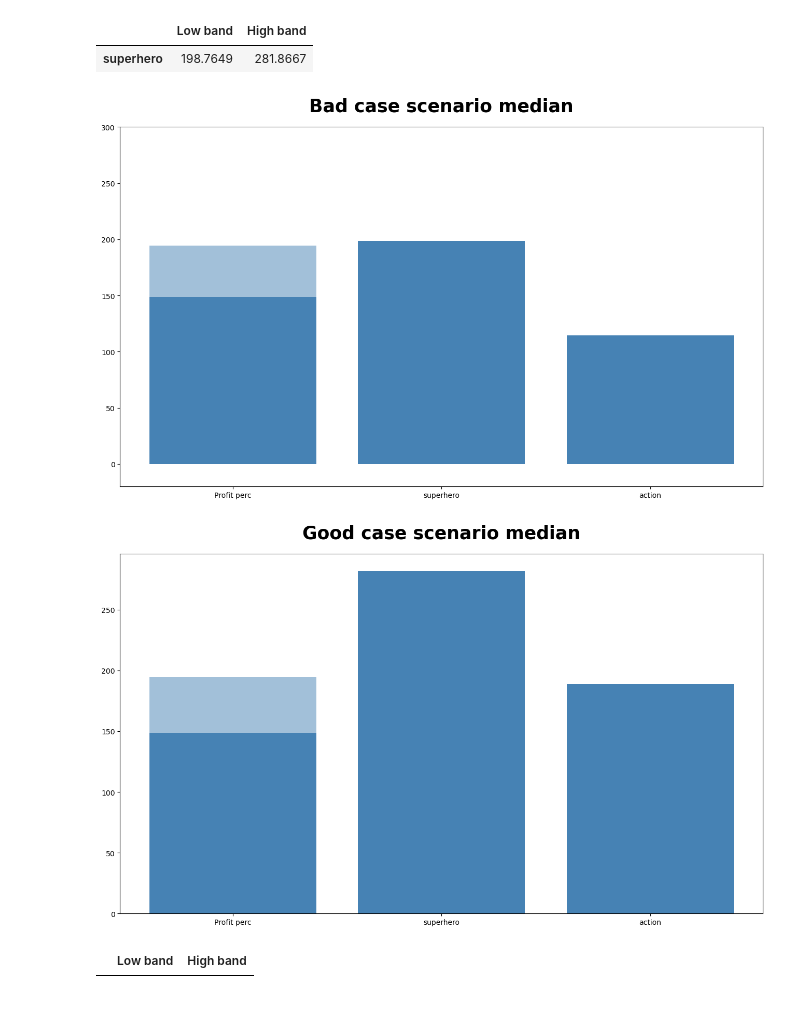
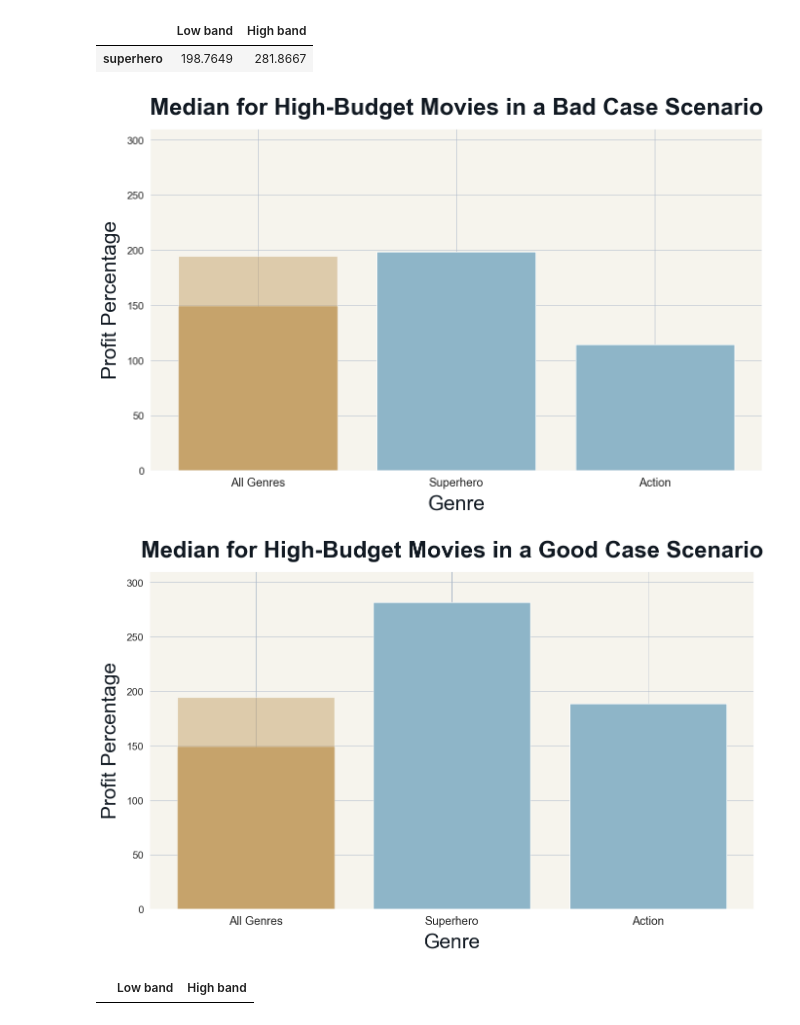
Before and after one commit to S3tuit/jup_lab, a Jupyter notebook: movies_analysis.ipynb, the cells around one changed output. Saved outputs shown, nothing was run; the diff lists cells and outputs as text; code cells hidden in the pictures.

Commit message:
Movies data viz end

```diff
--- a/movies_analysis.ipynb
+++ b/movies_analysis.ipynb
@@ -725,39 +758,63 @@ fig, ax = plt.subplots(figsize=(16,9))
 
 data2 = high_conf_df
 
-ax.bar(data2.index, data2['Low band'], color='steelblue')
+ax.bar(data2.index, data2['Low band'], color='#8EB5C8')
 
 # The confidence interval on Profit %
 ax.bar(x='Profit perc', height=high_conf_df.loc['Profit perc','High band'],
-       bottom=0, alpha=0.5,color='steelblue')
+       bottom=0, alpha=0.5,color='#C6A36B')
+ax.get_children()[0].set_color('#C6A36B')
 
-ax.set_title('Bad case scenario median',
-             fontsize=25, pad=21, fontweight='bold')
-ax.set_ylim(-20,300)
+ax.set_xticklabels(('All Genres','Superhero', 'Action'))
 
+plt.yticks(fontsize=15)
+plt.xticks(fontsize=17)
+
+ax.set_ylabel('Profit Percentage', fontsize=30, labelpad=10, color='#111922')
+ax.set_xlabel('Genre', fontsize=30, labelpad=10, color='#111922')
+ax.set_title('Median for High-Budget Movies in a Bad Case Scenario',
+             fontsize=34, pad=21, fontweight='bold', color='#111922')
+
+plt.axhline(y=0, color='#111922',linewidth=1)
+
+ax.set_ylim(0,310)
+ax.set_facecolor("#F6F4ED")
+plt.grid(color = '#AAB7C8', linestyle = '-', linewidth = 0.7)
 plt.show()
 # %% [output]
-[figure, old version]
+[figure, new version]
 # %%
 fig, ax = plt.subplots(figsize=(16,9))
+
 
 data2 = high_conf_df.copy()
 
 # I change this so the bar of Profit % is equal to the one of the graph above
 data2.loc['Profit perc','High band'] = data2.loc['Profit perc','Low band']
 
-ax.bar(data2.index, data2['High band'], color='steelblue')
+ax.bar(data2.index, data2['High band'], color='#8EB5C8')
 
 # The confidence interval on Profit %
 ax.bar(x='Profit perc', height=high_conf_df.loc['Profit perc','High band'],
-       bottom=0, alpha=0.5,color='steelblue')
+       bottom=0, alpha=0.5,color='#C6A36B')
+ax.get_children()[0].set_color('#C6A36B')
 
-ax.set_title('Good case scenario median',
-             fontsize=25, pad=21, fontweight='bold')
+ax.set_xticklabels(('All Genres','Superhero', 'Action'))
+plt.yticks(fontsize=15)
+plt.xticks(fontsize=17)
 
+ax.set_ylabel('Profit Percentage', fontsize=30, labelpad=10, color='#111922')
+ax.set_xlabel('Genre', fontsize=30, labelpad=10, color='#111922')
+ax.set_title('Median for High-Budget Movies in a Good Case Scenario',
+             fontsize=34, pad=21, fontweight='bold', color='#111922')
+
+ax.set_ylim(0,310)
+
+ax.set_facecolor("#F6F4ED")
+plt.grid(color = '#AAB7C8', linestyle = '-', linewidth = 0.7)
 plt.show()
 # %% [output]
-[figure, old version]
+[figure, new version]
 # %%
 high_q3_conf = get_conf_df(high_df_profit_perc, high_genres_trust + ['Profit perc'], my_q3)
 # %%
```
Also changed, not shown: parts of 11 cells of this notebook.
